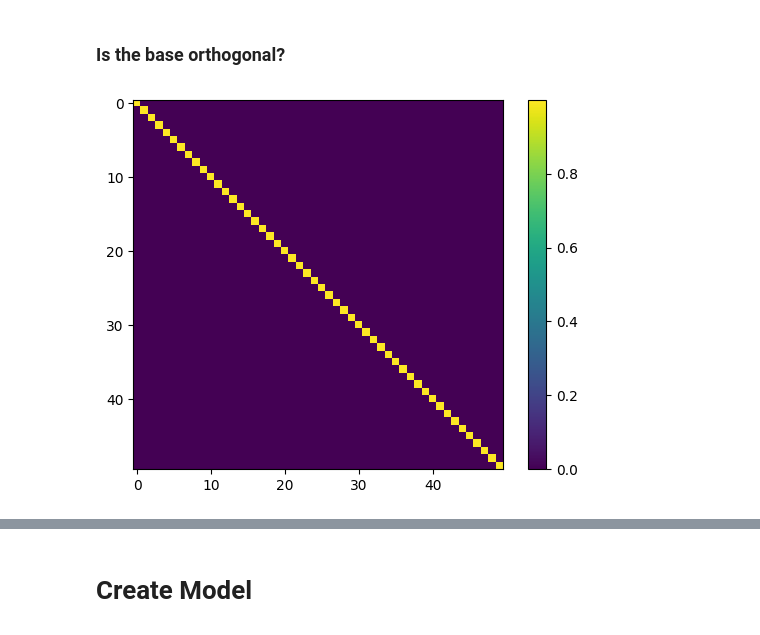
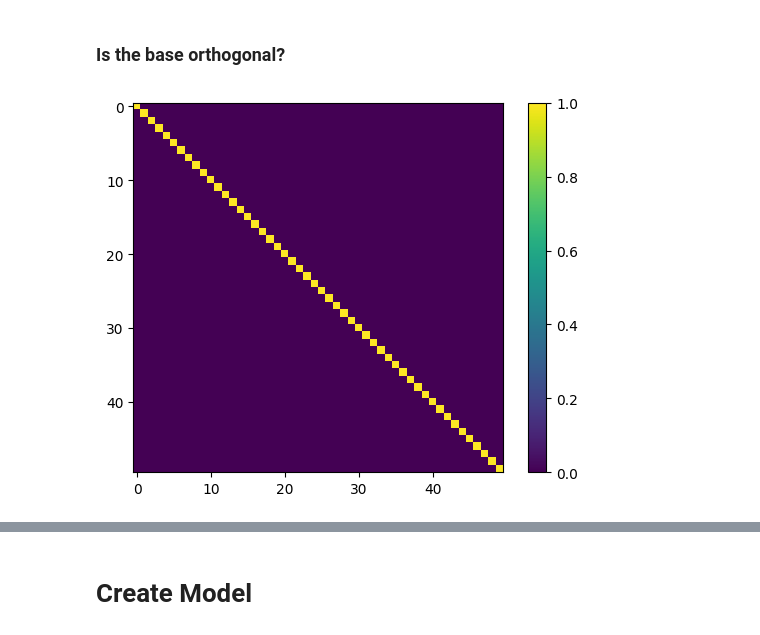
Before and after one commit to CentofantiEze/FBResNet, a Jupyter notebook: notebooks/explore_base.ipynb, the cells around one changed output, grey strips where cells are left out. Saved outputs shown, nothing was run; the diff lists cells and outputs as text; code cells hidden in the pictures.

```diff
--- a/notebooks/explore_base.ipynb
+++ b/notebooks/explore_base.ipynb
@@ -39,8 +39,7 @@ eig_m      = eigm.reshape(-1,1)
 #v1         = ((2*np.linspace(0,self.nx-1,self.nx)+1)*h/2).reshape(1,-1)
 v1         = ((2*np.linspace(0,nx-1,nx)+1)/(2*nx)).reshape(1,-1)
 # we consider base[i](nx) = 0, then v1[nx] = 1. And v1[0] = 0.
-#v1         = ((2*np.linspace(0,nx-1,nx))/(2*nx)).reshape(1,-1)
-#v2         = (np.ones(self.nx)/2*h).reshape(1,-1)
+v1         = ((2*np.linspace(0,nx-1,nx))/(2*nx)).reshape(1,-1)
 v2         = (np.ones(nx)/(2*nx)).reshape(1,-1)
 # %% [markdown]
 #### OBSERVATION: The base differs from the theory on the paper!!!
@@ -50,14 +48,29 @@ base       = 2*np.sqrt(2)/eig_m*np.cos(v1*eig_m)*np.sin(v2*eig_m)
 # %% [markdown]
 ### Is the base orthogonal?
+# %%
+def inner_prod(f1,f2):
+    N = len(f1)
+    h = 1/N
+    kernel = 2*np.ones(N)
+    kernel[0] = 1
+    A=np.diag(kernel)
+    return f1.T.dot(A).dot(f2)*h/2
+# %%
+def normalize_base(base):
+    for i, f in enumerate(base):
+        base[i] = f/np.sqrt(inner_prod(f,f))
+    return base
+# %%
+base = normalize_base(base)
 # %%
 cross_prod =  np.zeros((params['k'],params['k']))
 
 for i in range(params['k']):
     for j in range(params['k']):
-        cross_prod[i,j] = base[i].T@base[j]*params['N']
+        cross_prod[i,j] = inner_prod(base[i], base[j])
 
 plt.imshow(cross_prod)
 plt.colorbar()
 plt.show()
 # %% [output]
-[figure, old version]
+[figure, new version]
```
Also changed, not shown: parts of 14 cells of this notebook.
